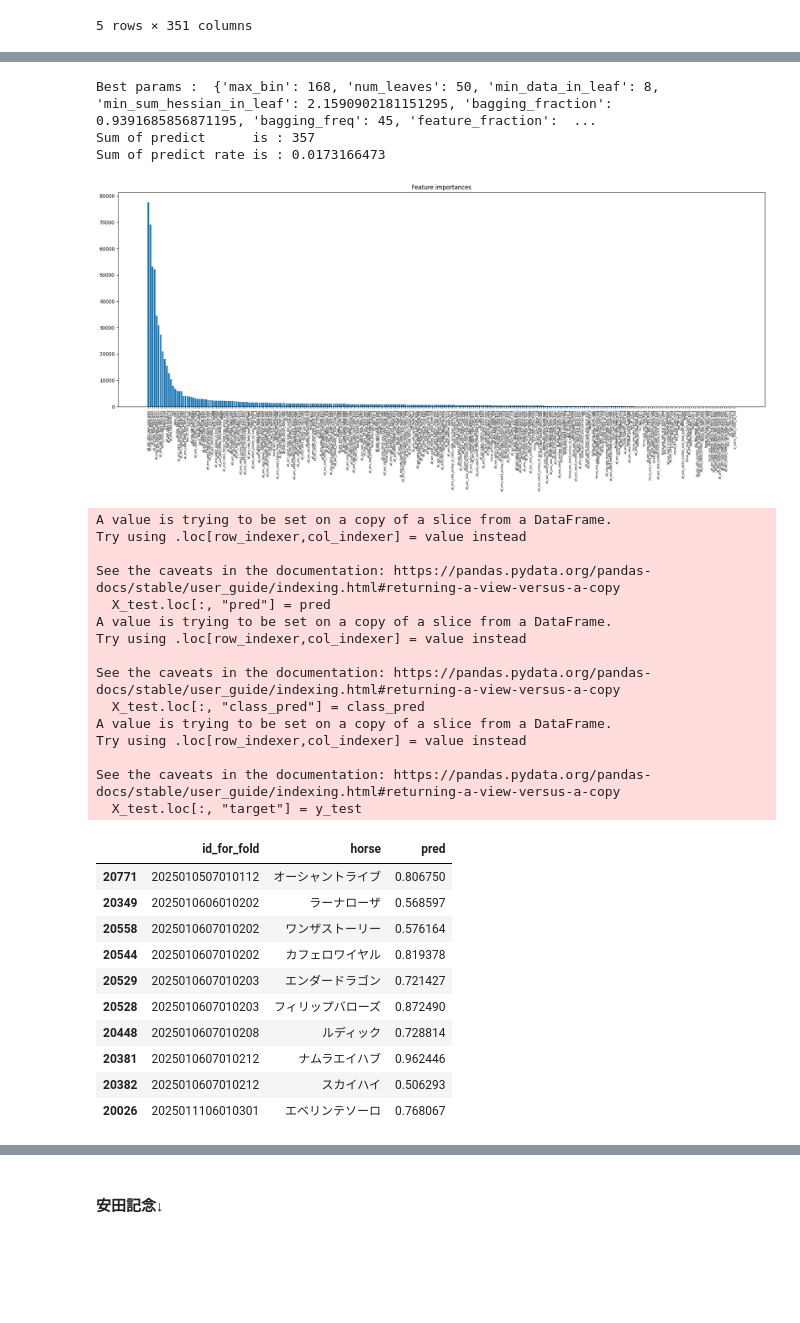
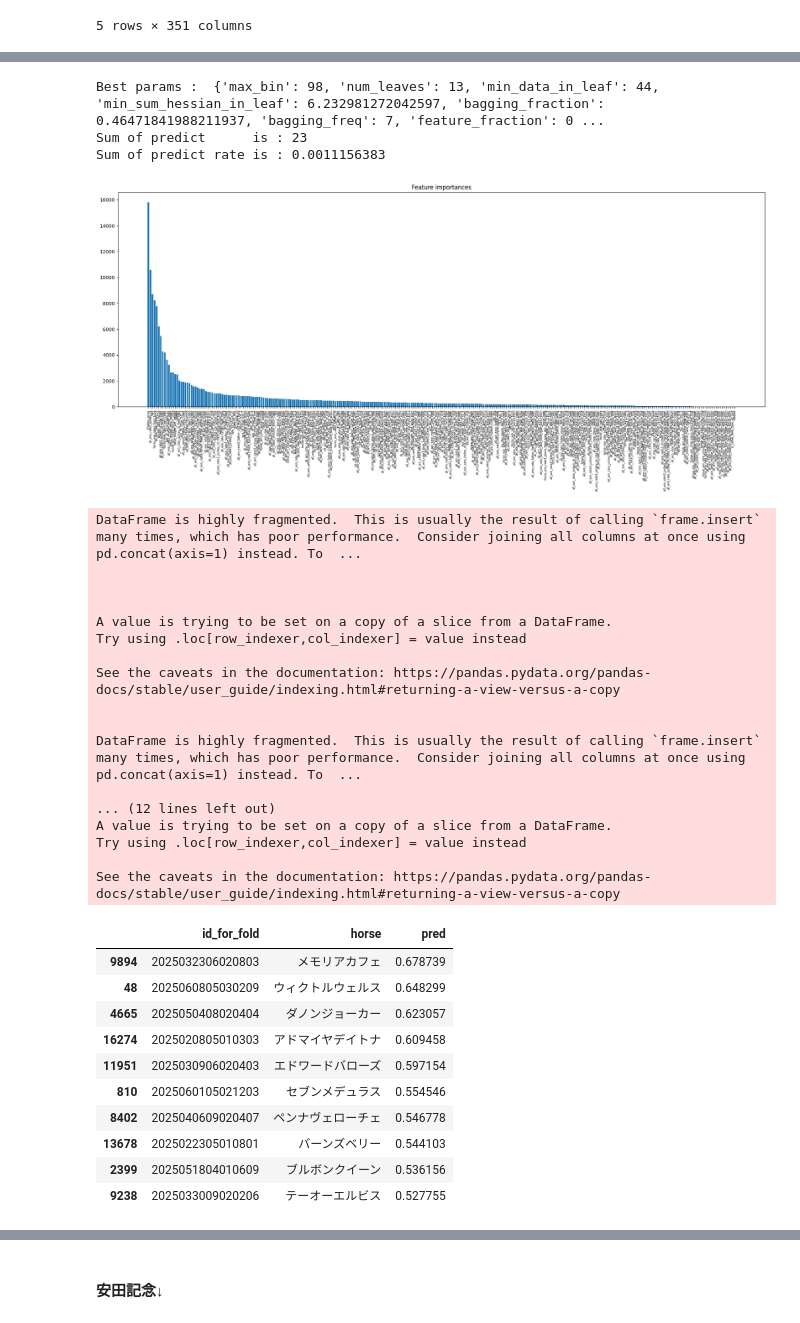
Before and after one commit to NaganagaKen/HORSE_RACING, a Jupyter notebook: Notebook/JV_eda.ipynb, the cells around one changed output, grey strips where cells are left out. Drawn from its saved outputs; the diff is of its cells as text; code cells hidden in the pictures; blank space fills up the shorter version.

```diff
--- a/Notebook/JV_eda.ipynb
+++ b/Notebook/JV_eda.ipynb
@@ -466,5 +469,5 @@ df4, feature_col2 = feature_engineering(df3, feature_col)
 5 rows × 351 columns
 # %%
 memo = "add last race results, bloods infomation with standardize, in JV dataset. n_rials=50."
-model, df_pred = model_tuner.simple_lightGBM(df4, feature_col2, memo=memo, n_trials=50, save_result=False, visualization=False)
+model, df_pred = model_tuner.simple_lightGBM(df4, feature_col2, memo=memo, n_trials=10, save_result=False, visualization=True)
 # %% [output]
@@ -488,36 +485,39 @@ model, df_pred = model_tuner.simple_lightGBM(df4, feature_col2, memo=memo, n_tri
-Best params :  {'max_bin': 168, 'num_leaves': 50, 'min_data_in_leaf': 8, 'min_sum_hessian_in_leaf': 2.1590902181151295, 'bagging_fraction': 0.9391685856871195, 'bagging_freq': 45, 'feature_fraction':  ...
-Sum of predict      is : 357
-Sum of predict rate is : 0.0173166473
+Best params :  {'max_bin': 98, 'num_leaves': 13, 'min_data_in_leaf': 44, 'min_sum_hessian_in_leaf': 6.232981272042597, 'bagging_fraction': 0.46471841988211937, 'bagging_freq': 7, 'feature_fraction': 0 ...
+Sum of predict      is : 23
+Sum of predict rate is : 0.0011156383
-[figure, old version]
+[figure, new version]
+DataFrame is highly fragmented.  This is usually the result of calling `frame.insert` many times, which has poor performance.  Consider joining all columns at once using pd.concat(axis=1) instead. To  ...
+
+
+
 A value is trying to be set on a copy of a slice from a DataFrame.
 Try using .loc[row_indexer,col_indexer] = value instead
 
 See the caveats in the documentation: https://pandas.pydata.org/pandas-docs/stable/user_guide/indexing.html#returning-a-view-versus-a-copy
-  X_test.loc[:, "pred"] = pred
+
+
+DataFrame is highly fragmented.  This is usually the result of calling `frame.insert` many times, which has poor performance.  Consider joining all columns at once using pd.concat(axis=1) instead. To  ...
+
+... (12 lines left out)
 A value is trying to be set on a copy of a slice from a DataFrame.
 Try using .loc[row_indexer,col_indexer] = value instead
 
 See the caveats in the documentation: https://pandas.pydata.org/pandas-docs/stable/user_guide/indexing.html#returning-a-view-versus-a-copy
-  X_test.loc[:, "class_pred"] = class_pred
-A value is trying to be set on a copy of a slice from a DataFrame.
-Try using .loc[row_indexer,col_indexer] = value instead
-
-See the caveats in the documentation: https://pandas.pydata.org/pandas-docs/stable/user_guide/indexing.html#returning-a-view-versus-a-copy
-  X_test.loc[:, "target"] = y_test
 # %%
-df_pred[df_pred["class_pred"] == 1][["id_for_fold", "horse", "pred"]].head(10)
+tmp =  df_pred[df_pred["class_pred"] == 1][["id_for_fold", "horse", "pred"]].sort_values("pred", ascending=False)
+tmp.head(10)
 # %% [output]
 |  | id_for_fold | horse | pred |
-| 20771 | 2025010507010112 | オーシャントライブ | 0.806750 |
-| 20349 | 2025010606010202 | ラーナローザ | 0.568597 |
-| 20558 | 2025010607010202 | ワンザストーリー | 0.576164 |
-| 20544 | 2025010607010202 | カフェロワイヤル | 0.819378 |
-| 20529 | 2025010607010203 | エンダードラゴン | 0.721427 |
-| 20528 | 2025010607010203 | フィリップバローズ | 0.872490 |
-| 20448 | 2025010607010208 | ルディック | 0.728814 |
-| 20381 | 2025010607010212 | ナムラエイハブ | 0.962446 |
-| 20382 | 2025010607010212 | スカイハイ | 0.506293 |
-| 20026 | 2025011106010301 | エベリンテソーロ | 0.768067 |
+| 9894 | 2025032306020803 | メモリアカフェ | 0.678739 |
+| 48 | 2025060805030209 | ウィクトルウェルス | 0.648299 |
+| 4665 | 2025050408020404 | ダノンジョーカー | 0.623057 |
+| 16274 | 2025020805010303 | アドマイヤデイトナ | 0.609458 |
+| 11951 | 2025030906020403 | エドワードバローズ | 0.597154 |
+| 810 | 2025060105021203 | セブンメデュラス | 0.554546 |
+| 8402 | 2025040609020407 | ペンナヴェローチェ | 0.546778 |
+| 13678 | 2025022305010801 | バーンズベリー | 0.544103 |
+| 2399 | 2025051804010609 | ブルボンクイーン | 0.536156 |
+| 9238 | 2025033009020206 | テーオーエルビス | 0.527755 |
 # %%
 df_pred[df_pred["class_pred"] == 1][["id_for_fold", "horse", "pred"]].tail(10)
 # %% [output]
```
Also changed, not shown: parts of 8 cells of this notebook, 4 other files.
